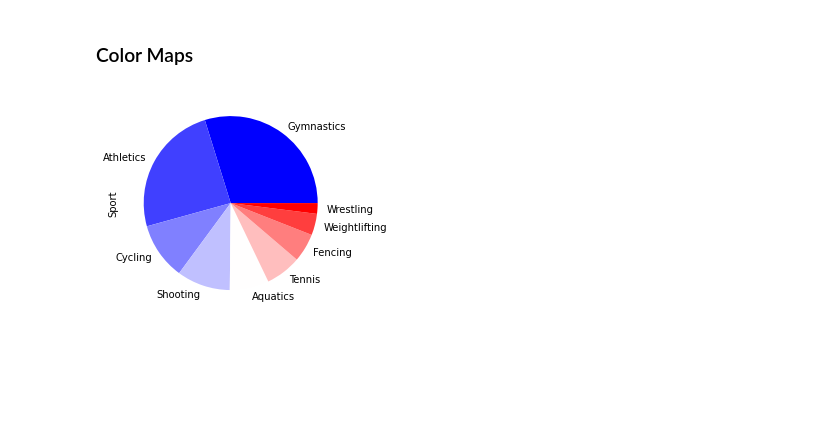
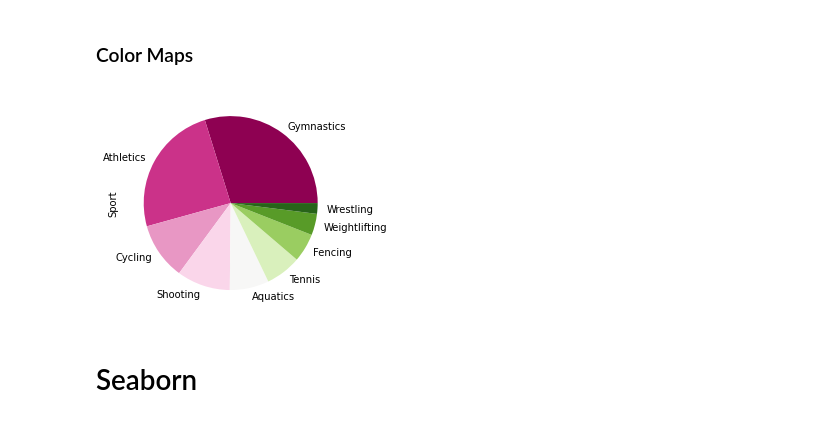
Before and after one commit to theSohanur/pandas-essential, a Jupyter notebook: pandas.notebook.ipynb, the cells around one changed output. Saved outputs shown, nothing was run; the diff lists cells and outputs as text; code cells hidden in the pictures; blank space fills up the shorter version.

Commit message:
add seaborn with matplotlib

```diff
--- a/pandas.notebook.ipynb
+++ b/pandas.notebook.ipynb
@@ -693,6 +693,8 @@ fo.Sport.value_counts().plot(color='green',kind = 'bar',figsize=(20,12));
 # diverging
 # qualitative
 # %%
-fo.Sport.value_counts().plot(kind = 'pie',colormap = 'PiY');
+fo.Sport.value_counts().plot(kind = 'pie',colormap = 'PiYG');
 # %% [output]
-[figure, old version]
+[figure, new version]
+# %% [markdown]
+# Seaborn
```
Also changed, not shown: parts of 4 cells of this notebook.
